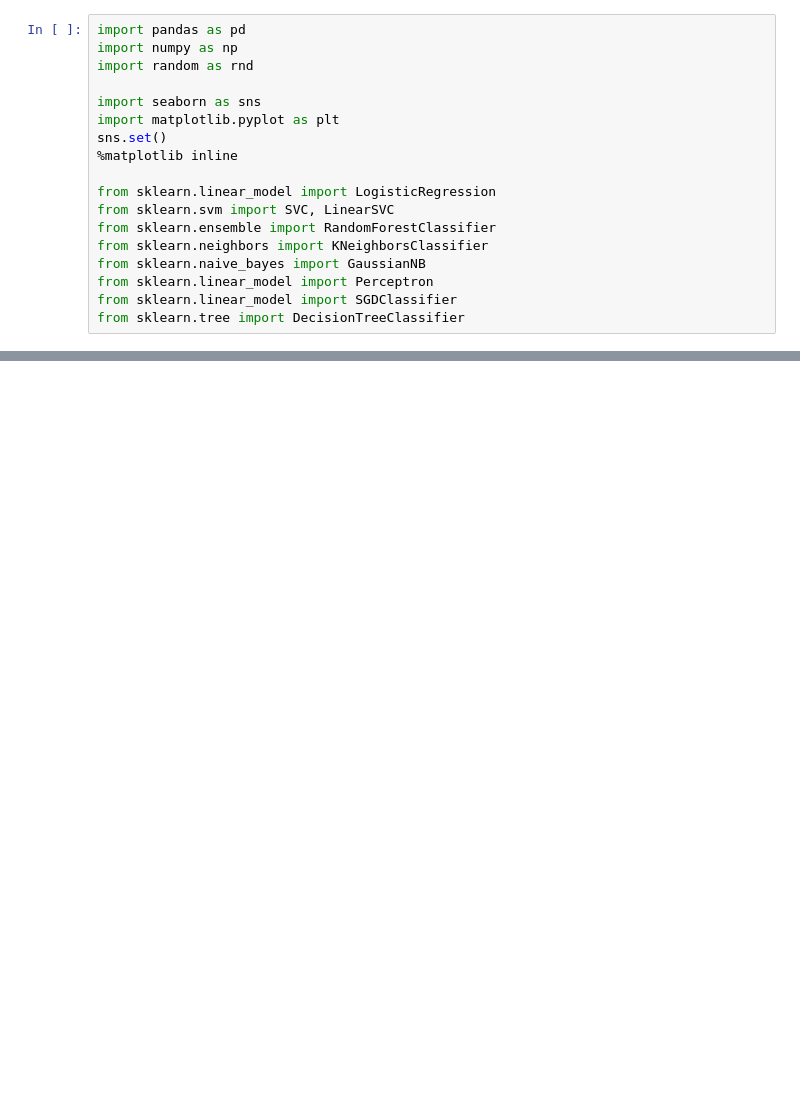
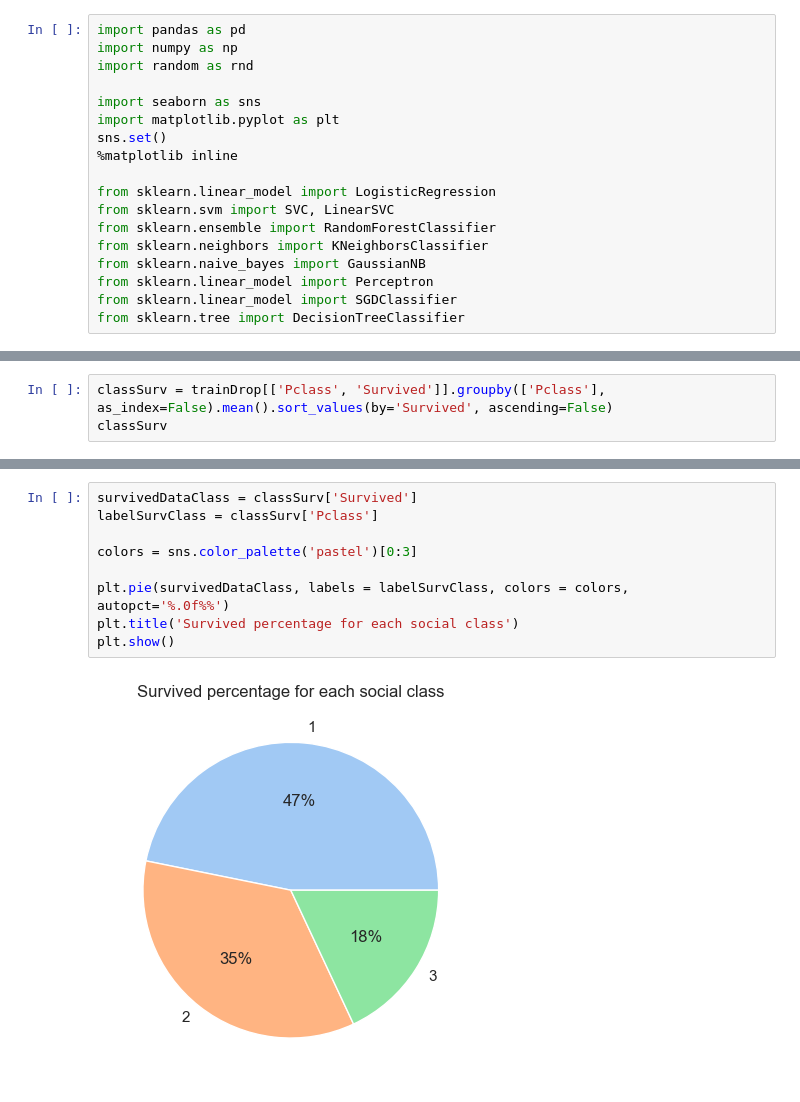
Before and after one commit to AlanMLCH/pythonDataScience, a Jupyter notebook: titanicKaggleChallenge/preProcess/preProcessTitanicData.ipynb, the cells around one changed output, grey strips where cells are left out. Cells and saved outputs as stored; diff of their text form; blank space fills up the shorter version.

```diff
--- a/titanicKaggleChallenge/preProcess/preProcessTitanicData.ipynb
+++ b/titanicKaggleChallenge/preProcess/preProcessTitanicData.ipynb
@@ -39,0 +223,3 @@ testData.head()
+# %%
+classSurv = trainDrop[['Pclass', 'Survived']].groupby(['Pclass'], as_index=False).mean().sort_values(by='Survived', ascending=False)
+classSurv
@@ -39,0 +348,11 @@ testData.head()
+# %%
+survivedDataClass = classSurv['Survived']
+labelSurvClass = classSurv['Pclass']
+
+colors = sns.color_palette('pastel')[0:3]
+
+plt.pie(survivedDataClass, labels = labelSurvClass, colors = colors, autopct='%.0f%%')
+plt.title('Survived percentage for each social class')
+plt.show()
+# %% [output]
+[figure, added]
```
Also changed, not shown: parts of 29 cells of this notebook.
